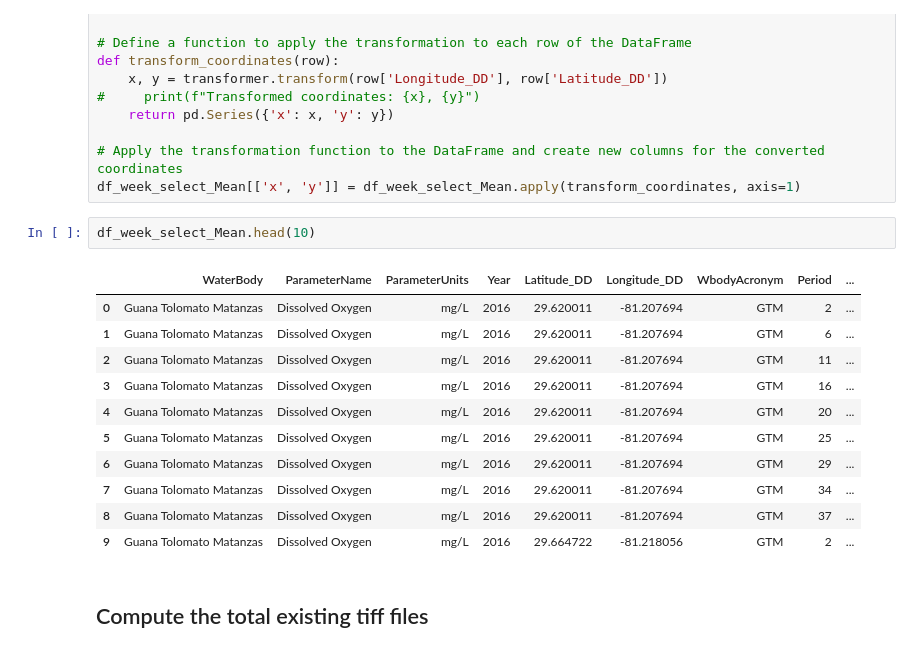
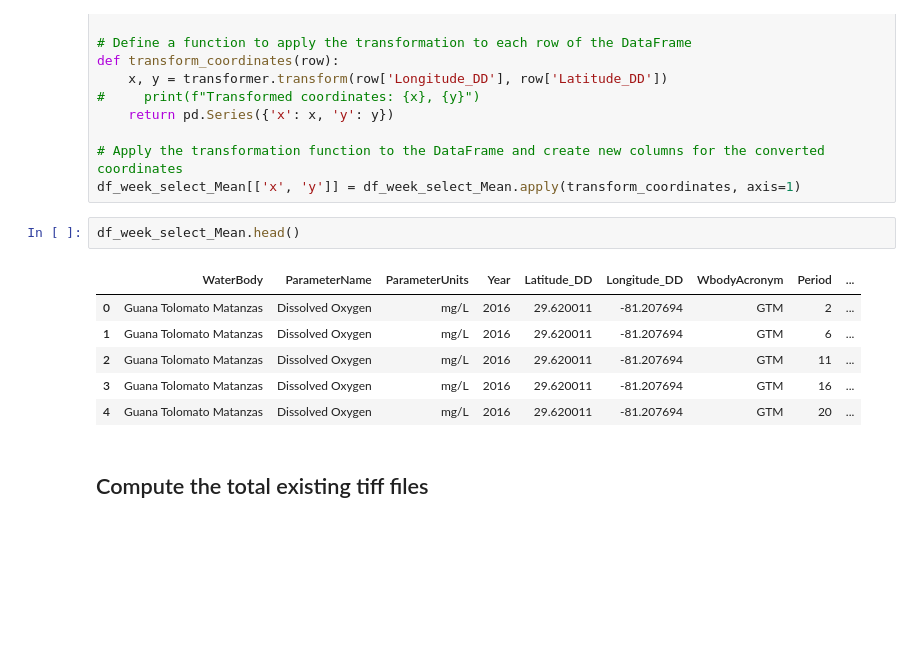
Before and after one commit to qiang-yi/SEACAR_WQ_Task2, a Jupyter notebook: Gap_Analysis_Month_Week.ipynb, the cells around one changed output. Drawn from its saved outputs; the diff is of its cells as text; blank space fills up the shorter version.

```diff
--- a/Gap_Analysis_Month_Week.ipynb
+++ b/Gap_Analysis_Month_Week.ipynb
@@ -81,19 +94,14 @@ def transform_coordinates(row):
 # Apply the transformation function to the DataFrame and create new columns for the converted coordinates
 df_week_select_Mean[['x', 'y']] = df_week_select_Mean.apply(transform_coordinates, axis=1)
 # %%
-df_week_select_Mean.head(10)
+df_week_select_Mean.head()
 # %% [output]
 |  | WaterBody | ParameterName | ParameterUnits | Year | Latitude_DD | Longitude_DD | WbodyAcronym | Period | ... |
 | 0 | Guana Tolomato Matanzas | Dissolved Oxygen | mg/L | 2016 | 29.620011 | -81.207694 | GTM | 2 | ... |
 | 1 | Guana Tolomato Matanzas | Dissolved Oxygen | mg/L | 2016 | 29.620011 | -81.207694 | GTM | 6 | ... |
 | 2 | Guana Tolomato Matanzas | Dissolved Oxygen | mg/L | 2016 | 29.620011 | -81.207694 | GTM | 11 | ... |
 | 3 | Guana Tolomato Matanzas | Dissolved Oxygen | mg/L | 2016 | 29.620011 | -81.207694 | GTM | 16 | ... |
 | 4 | Guana Tolomato Matanzas | Dissolved Oxygen | mg/L | 2016 | 29.620011 | -81.207694 | GTM | 20 | ... |
-| 5 | Guana Tolomato Matanzas | Dissolved Oxygen | mg/L | 2016 | 29.620011 | -81.207694 | GTM | 25 | ... |
-| 6 | Guana Tolomato Matanzas | Dissolved Oxygen | mg/L | 2016 | 29.620011 | -81.207694 | GTM | 29 | ... |
-| 7 | Guana Tolomato Matanzas | Dissolved Oxygen | mg/L | 2016 | 29.620011 | -81.207694 | GTM | 34 | ... |
-| 8 | Guana Tolomato Matanzas | Dissolved Oxygen | mg/L | 2016 | 29.620011 | -81.207694 | GTM | 37 | ... |
-| 9 | Guana Tolomato Matanzas | Dissolved Oxygen | mg/L | 2016 | 29.664722 | -81.218056 | GTM | 2 | ... |
 # %% [markdown]
 ## Compute the total existing tiff files
 # %%
```
Also changed, not shown: parts of 9 cells of this notebook.
